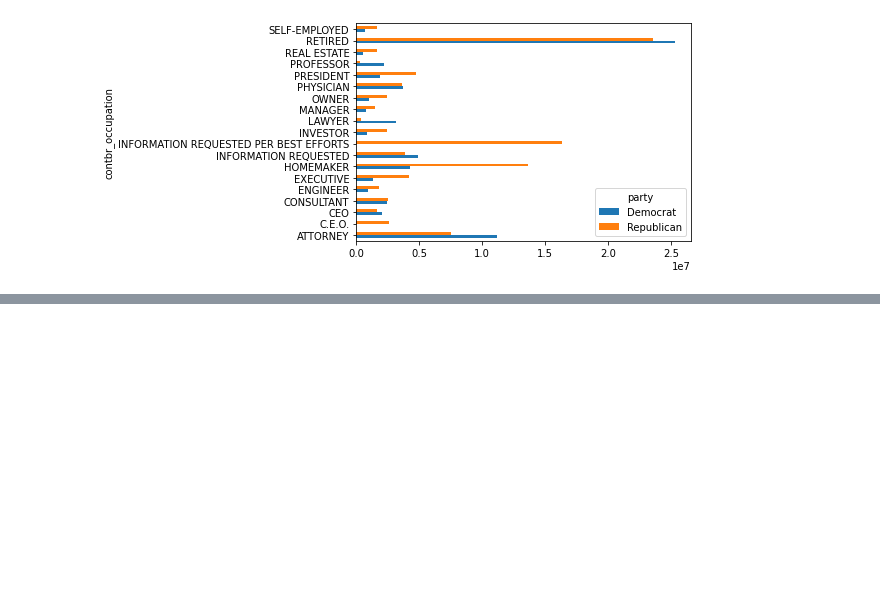
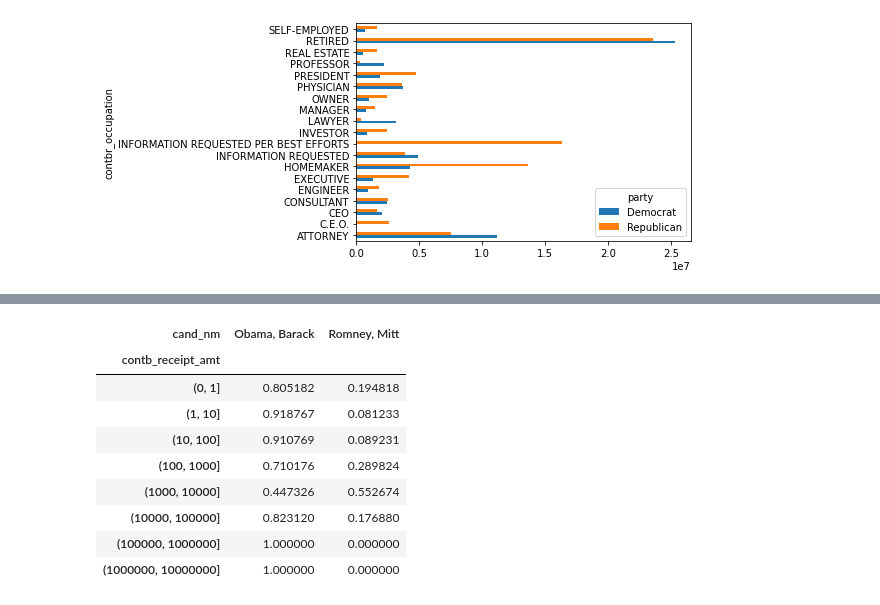
Before and after one commit to WilliamSchultz/fec, a Jupyter notebook: fec.ipynb, the cells around one changed output, grey strips where cells are left out. Cells and saved outputs as stored; diff of their text form; code cells hidden in the pictures; blank space fills up the shorter version.

```diff
--- a/fec.ipynb
+++ b/fec.ipynb
@@ -169,0 +258,13 @@ over_2mm.plot(kind='barh')
+# %%
+normed_sums
+# %% [output]
+| cand_nm | Obama, Barack | Romney, Mitt |
+| contb_receipt_amt |  |  |
+| (0, 1] | 0.805182 | 0.194818 |
+| (1, 10] | 0.918767 | 0.081233 |
+| (10, 100] | 0.910769 | 0.089231 |
+| (100, 1000] | 0.710176 | 0.289824 |
+| (1000, 10000] | 0.447326 | 0.552674 |
+| (10000, 100000] | 0.823120 | 0.176880 |
+| (100000, 1000000] | 1.000000 | 0.000000 |
+| (1000000, 10000000] | 1.000000 | 0.000000 |
```
Also changed, not shown: parts of 13 cells of this notebook.
